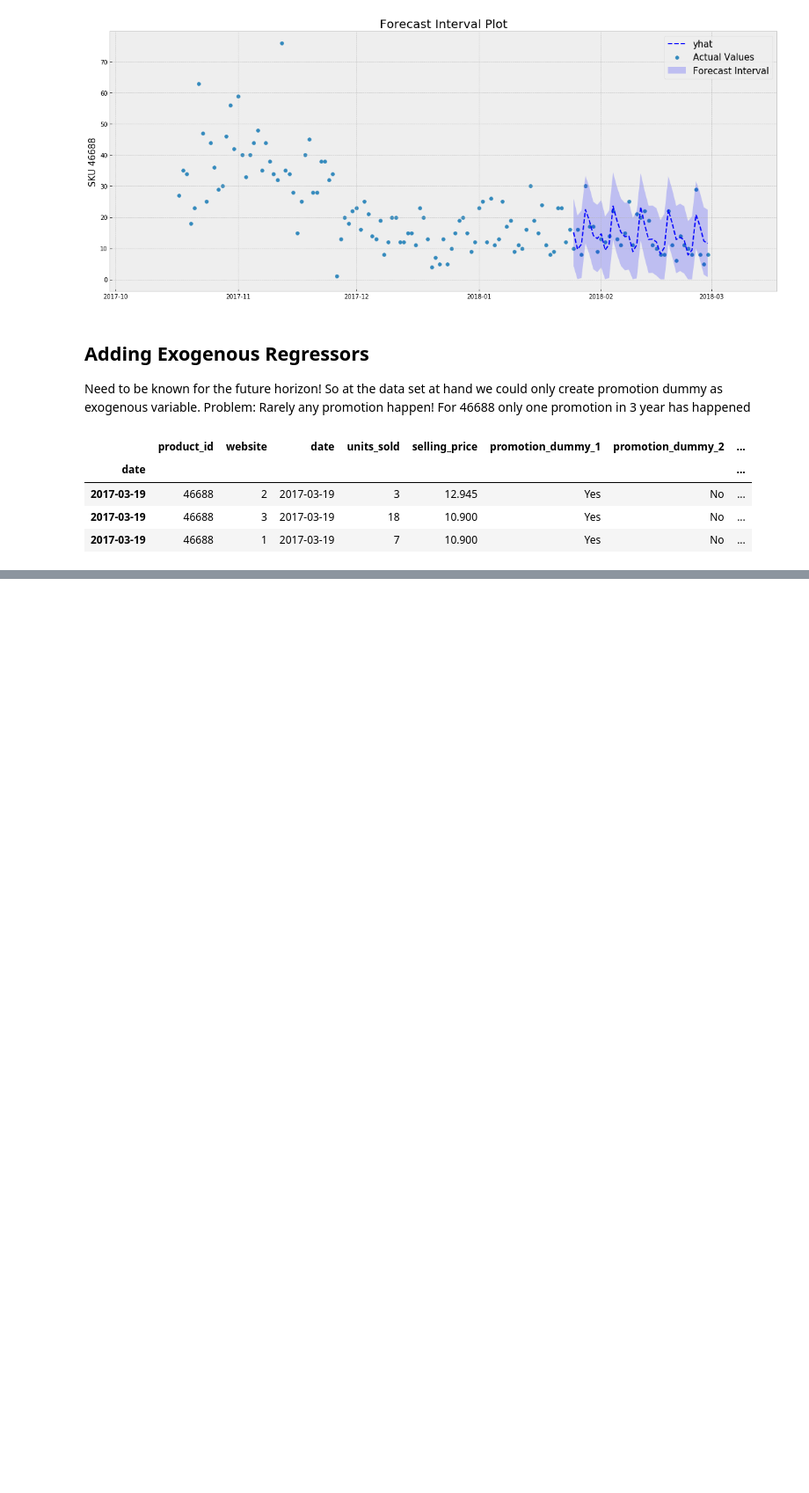
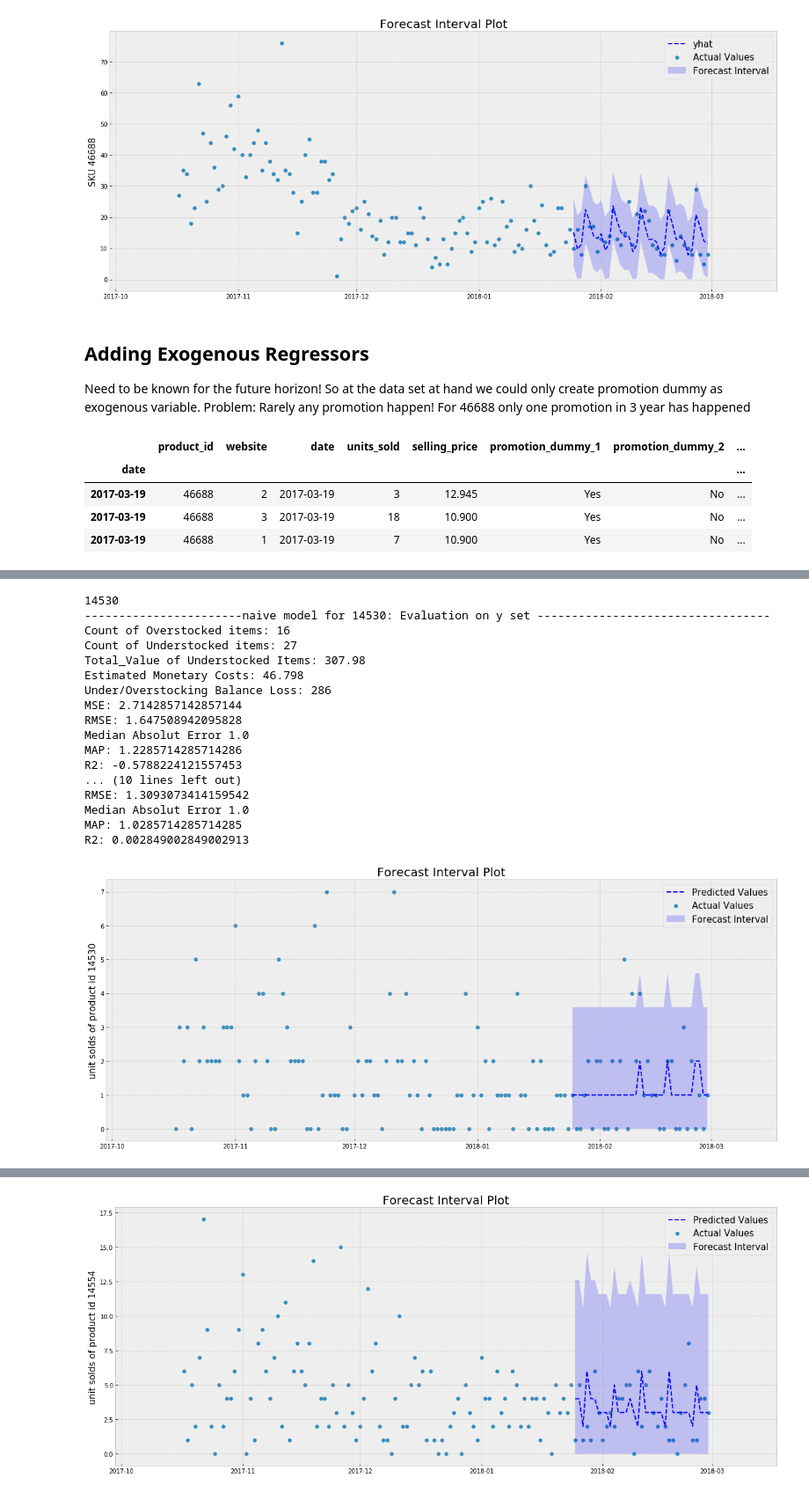
Before and after one commit to koehnden/ts_forecasting, a Jupyter notebook: SARIMAX.ipynb, the cells around one changed output, grey strips where cells are left out. Shown: that part at 88% size. Drawn from its saved outputs; the diff is of its cells as text; code cells hidden in the pictures; blank space fills up the shorter version.

```diff
--- a/SARIMAX.ipynb
+++ b/SARIMAX.ipynb
@@ -251,0 +200,67 @@ promotion
+# %%
+unique_products = df_sales['product_id'].unique()
+for sku in unique_products:
+    print(sku)
+    df_sku = df[df['product_id'] == sku]
+    y = df_sku['units_sold']
+
+    # aggreage daily data
+    sold_daily = df_sku['units_sold'].groupby(pd.Grouper(freq='D')).sum()
+    prices_mean_daily = df_sku['selling_price'].groupby(pd.Grouper(freq='D')).mean()
+
+    # split into train test
+    n_test = 35  # 5 weeks of prediction
+
+    train = sold_daily.iloc[:-(n_test)]
+    test = sold_daily.tail(n_test)
+    price_mean_test = prices_mean_daily.tail(n_test)
+
+    yhat_naive = train.tail(n_test)
+    print_relevant_metrics(test.values, yhat_naive.values, 'naive model for {}'.format(sku),  price_mean_test)
+
+    params = {
+    'order': [(5,1,1), (10,1,1), (1,1,10), (1,1,1)],
+    'seasonal_order': [(1,1,1,7), (5,1,1,7), (10,1,1,7), (1,1,10,7)]
+    }
+
+    best_params, best_score = order_selection(train, test, params, loss_func=metrics.mean_squared_error)
+
+    # refit
+    model = SARIMAX(train, **best_params)
+    model_fit = model.fit()
+    yhat = model_fit.forecast(n_test).clip(0).round(0)
+
+    model_name = 'Tuned SARIMA for {}'.format(sku)
+    print_relevant_metrics(test, yhat, model_name,  price_mean_test)
+
+    sigma_resid = np.full(n_test, np.std(model_fit.resid))
+    lower, upper = gaussian_confidence_bands(yhat, sigma_resid, alpha=0.95)
+
+    df_interval = pd.DataFrame({
+            'y': test,
+            'yhat': yhat,
+            'sigma_hat': sigma_resid,
+            'lower': lower,
+            'upper': upper
+        })
+    plot_forecast_interval(df_interval, sold_daily.tail(135), ts_name='unit solds of product id {}'.format(sku))
+    plt.show()
+# %% [output]
+14530
+-----------------------naive model for 14530: Evaluation on y set ----------------------------------
+Count of Overstocked items: 16
+Count of Understocked items: 27
+Total_Value of Understocked Items: 307.98
+Estimated Monetary Costs: 46.798
+Under/Overstocking Balance Loss: 286
+MSE: 2.7142857142857144
+RMSE: 1.647508942095828
+Median Absolut Error 1.0
+MAP: 1.2285714285714286
+R2: -0.5788224121557453
+... (10 lines left out)
+RMSE: 1.3093073414159542
+Median Absolut Error 1.0
+MAP: 1.0285714285714285
+R2: 0.002849002849002913
+[figure, added]
@@ -251,0 +284 @@ promotion
+[figure, added]
```
Also changed, not shown: parts of 8 cells of this notebook, 3 other files.
